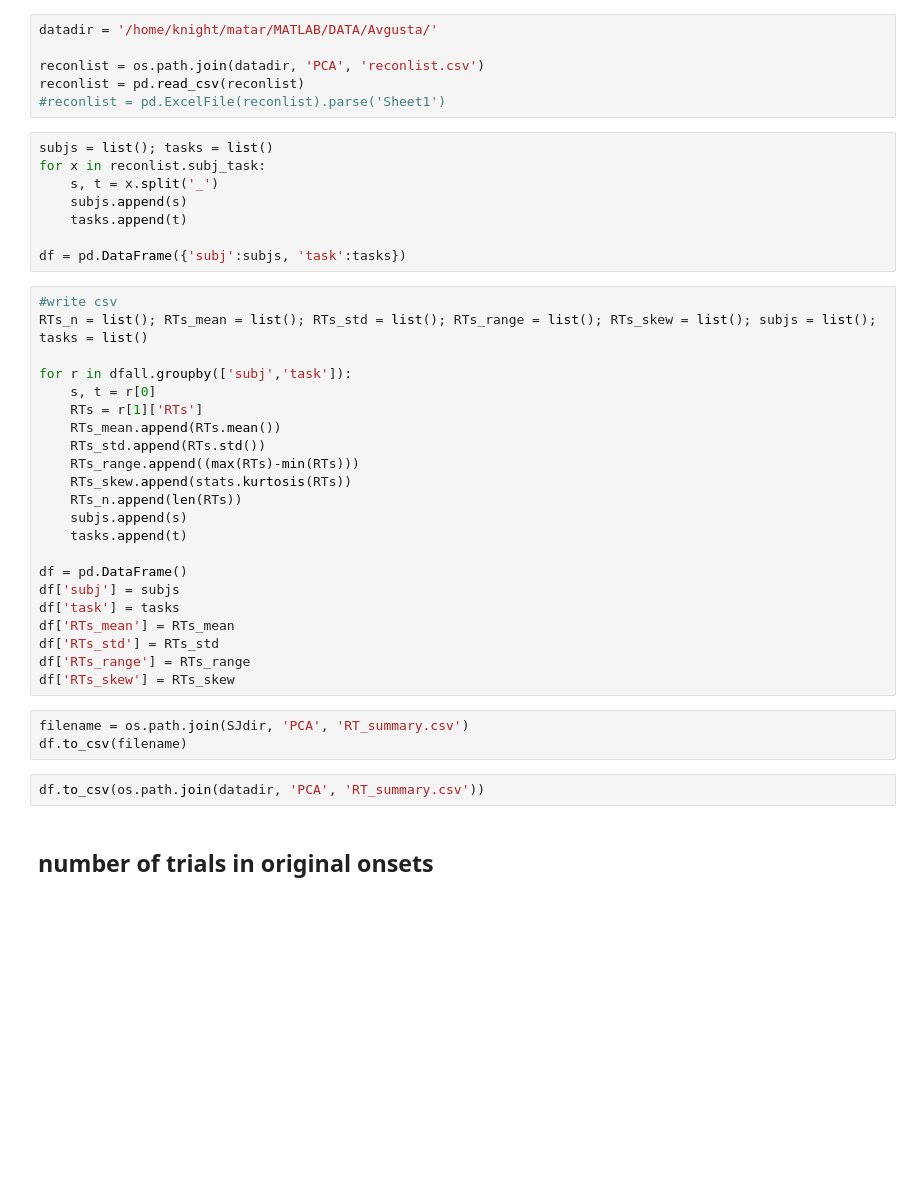
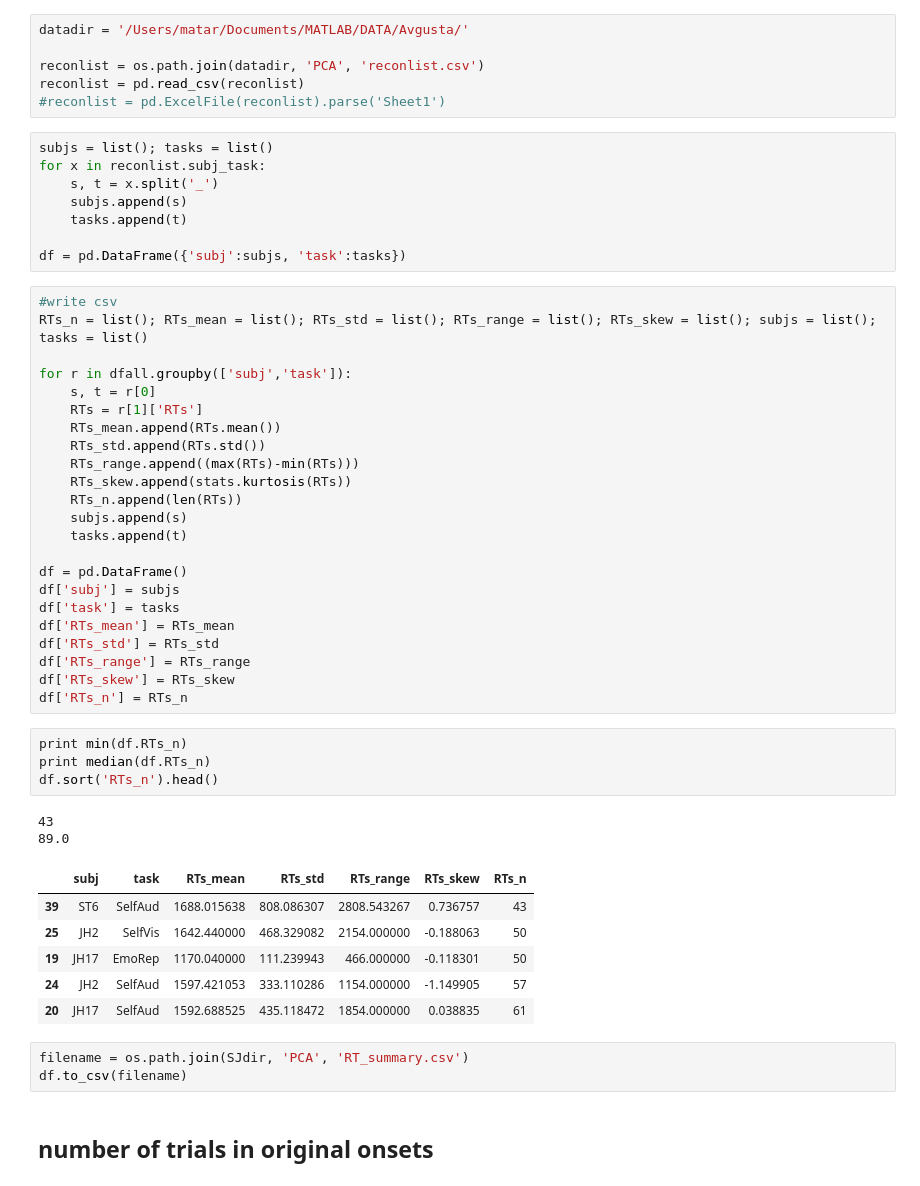
Before and after one commit to matarhaller/ECOGpy, a Jupyter notebook: RThists.ipynb, the cells around one changed output. Saved outputs shown, nothing was run; the diff lists cells and outputs as text; blank space fills up the shorter version.

Commit message:
added number of trials to RT_summary.csv

```diff
--- a/RThists.ipynb
+++ b/RThists.ipynb
@@ -16,7 +16,7 @@ import scipy.stats as stats
 # %% [markdown]
 ## mean and STD of all tasks all subjects
 # %%
-datadir = '/home/knight/matar/MATLAB/DATA/Avgusta/'
+datadir = '/Users/matar/Documents/MATLAB/DATA/Avgusta/'
 
 reconlist = os.path.join(datadir, 'PCA', 'reconlist.csv')
 reconlist = pd.read_csv(reconlist)
@@ -51,11 +51,23 @@ df['RTs_mean'] = RTs_mean
 df['RTs_std'] = RTs_std
 df['RTs_range'] = RTs_range
 df['RTs_skew'] = RTs_skew
+df['RTs_n'] = RTs_n
+# %%
+print min(df.RTs_n)
+print median(df.RTs_n)
+df.sort('RTs_n').head()
+# %% [output]
+43
+89.0
+|  | subj | task | RTs_mean | RTs_std | RTs_range | RTs_skew | RTs_n |
+| 39 | ST6 | SelfAud | 1688.015638 | 808.086307 | 2808.543267 | 0.736757 | 43 |
+| 25 | JH2 | SelfVis | 1642.440000 | 468.329082 | 2154.000000 | -0.188063 | 50 |
+| 19 | JH17 | EmoRep | 1170.040000 | 111.239943 | 466.000000 | -0.118301 | 50 |
+| 24 | JH2 | SelfAud | 1597.421053 | 333.110286 | 1154.000000 | -1.149905 | 57 |
+| 20 | JH17 | SelfAud | 1592.688525 | 435.118472 | 1854.000000 | 0.038835 | 61 |
 # %%
 filename = os.path.join(SJdir, 'PCA', 'RT_summary.csv')
 df.to_csv(filename)
-# %%
-df.to_csv(os.path.join(datadir, 'PCA', 'RT_summary.csv'))
 # %% [markdown]
 ## number of trials in original onsets
 # %%
```
Also changed, not shown: parts of 1 cell of this notebook, 1 other file.
